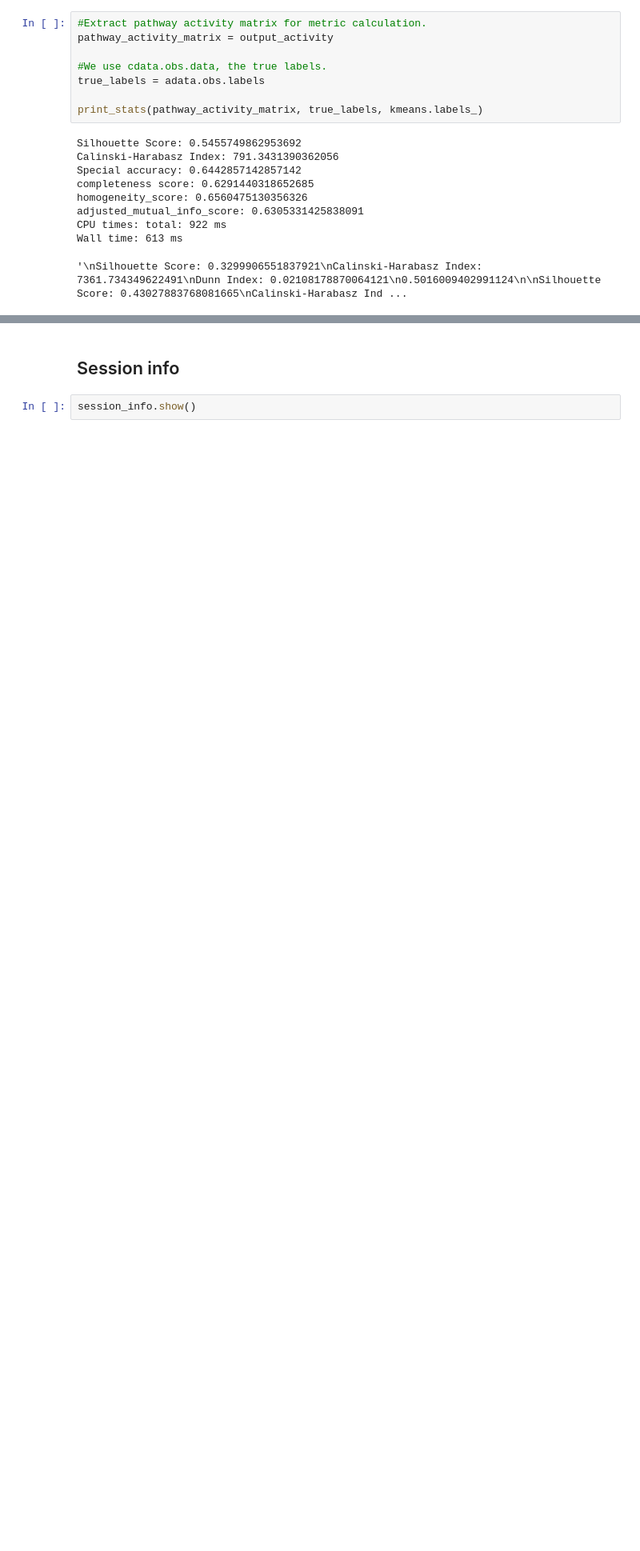
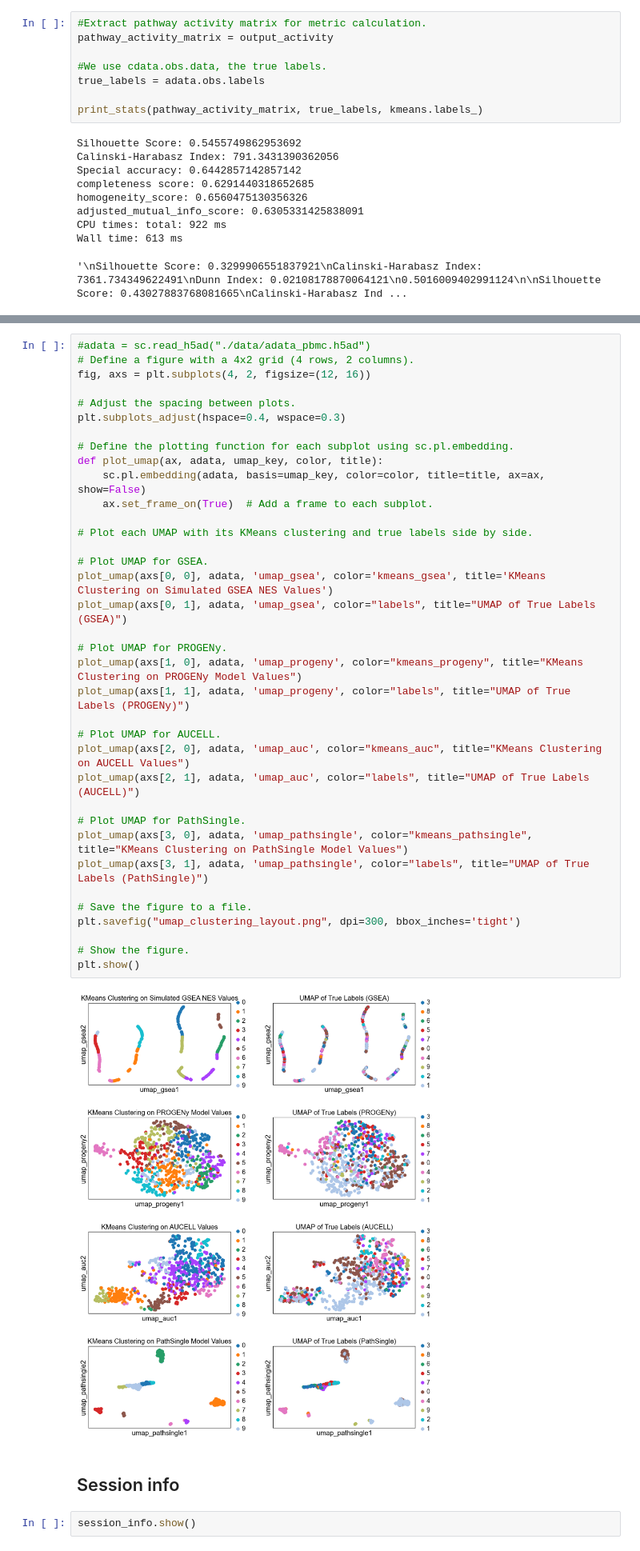
Before and after one commit to zurkin1/PathSingle, a Jupyter notebook: code/bench_pbmc.ipynb, the cells around one changed output, grey strips where cells are left out. Shown at 80% size. Cells and saved outputs as stored; diff of their text form; blank space fills up the shorter version.

```diff
--- a/code/bench_pbmc.ipynb
+++ b/code/bench_pbmc.ipynb
@@ -463,3 +473,41 @@ Wall time: 613 ms
+# %%
+#adata = sc.read_h5ad("./data/adata_pbmc.h5ad")
+# Define a figure with a 4x2 grid (4 rows, 2 columns).
+fig, axs = plt.subplots(4, 2, figsize=(12, 16))
+
+# Adjust the spacing between plots.
+plt.subplots_adjust(hspace=0.4, wspace=0.3)
+
+# Define the plotting function for each subplot using sc.pl.embedding.
+def plot_umap(ax, adata, umap_key, color, title):
+    sc.pl.embedding(adata, basis=umap_key, color=color, title=title, ax=ax, show=False)
+    ax.set_frame_on(True)  # Add a frame to each subplot.
+
+# Plot each UMAP with its KMeans clustering and true labels side by side.
+
+# Plot UMAP for GSEA.
+plot_umap(axs[0, 0], adata, 'umap_gsea', color='kmeans_gsea', title='KMeans Clustering on Simulated GSEA NES Values')
+plot_umap(axs[0, 1], adata, 'umap_gsea', color="labels", title="UMAP of True Labels (GSEA)")
+
+# Plot UMAP for PROGENy.
+plot_umap(axs[1, 0], adata, 'umap_progeny', color="kmeans_progeny", title="KMeans Clustering on PROGENy Model Values")
+plot_umap(axs[1, 1], adata, 'umap_progeny', color="labels", title="UMAP of True Labels (PROGENy)")
+
+# Plot UMAP for AUCELL.
+plot_umap(axs[2, 0], adata, 'umap_auc', color="kmeans_auc", title="KMeans Clustering on AUCELL Values")
+plot_umap(axs[2, 1], adata, 'umap_auc', color="labels", title="UMAP of True Labels (AUCELL)")
+
+# Plot UMAP for PathSingle.
+plot_umap(axs[3, 0], adata, 'umap_pathsingle', color="kmeans_pathsingle", title="KMeans Clustering on PathSingle Model Values")
+plot_umap(axs[3, 1], adata, 'umap_pathsingle', color="labels", title="UMAP of True Labels (PathSingle)")
+
+# Save the figure to a file.
+plt.savefig("umap_clustering_layout.png", dpi=300, bbox_inches='tight')
+
+# Show the figure.
+plt.show()
+# %% [output]
+[figure, added]
 # %% [markdown]
 ## Session info
 # %%
```
Also changed, not shown: parts of 10 cells of this notebook, 1 other file.
